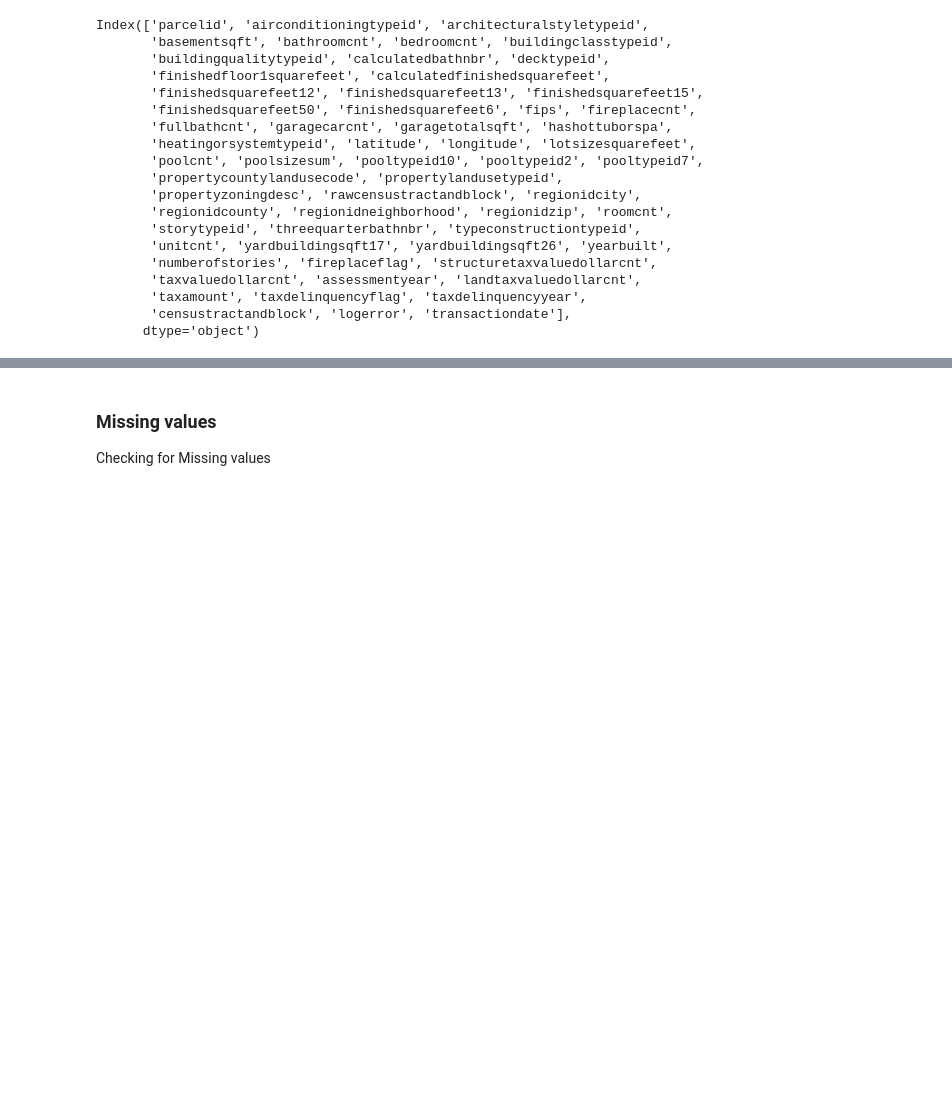
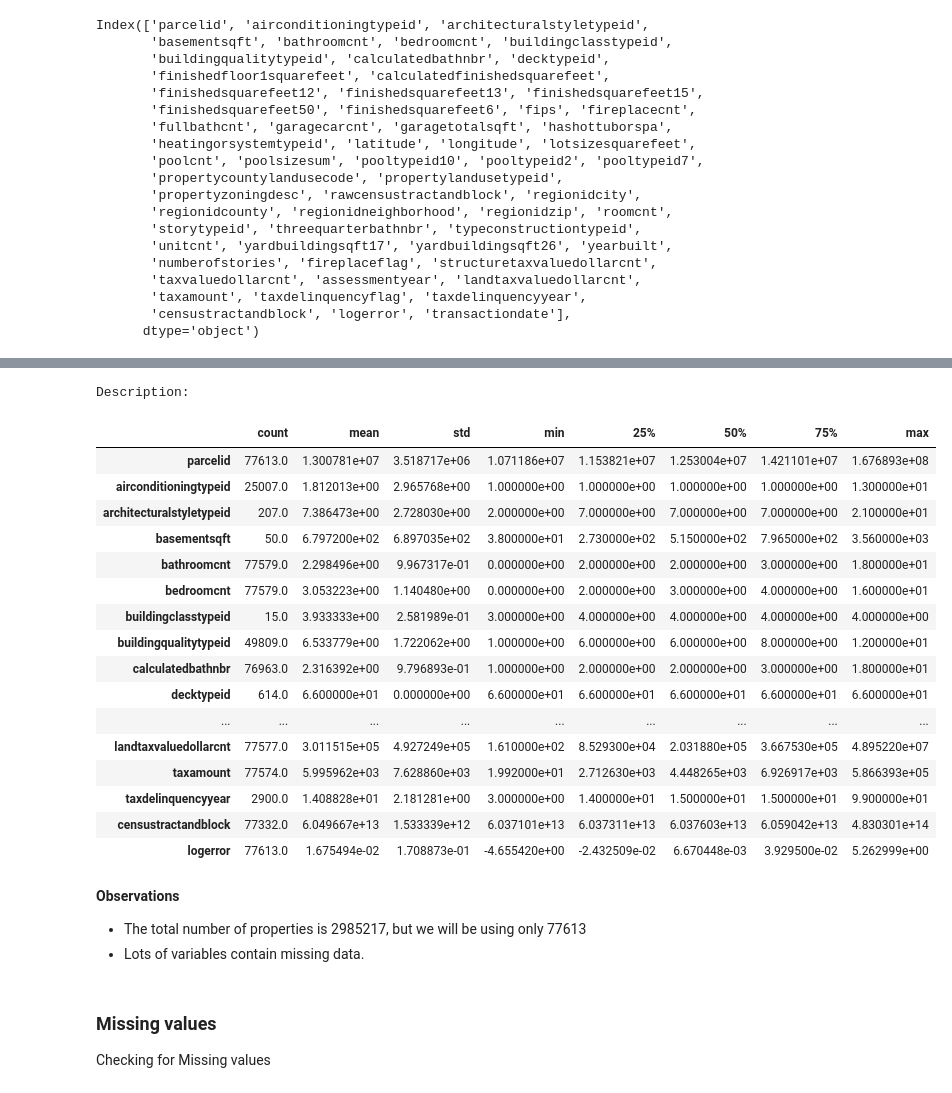
Before and after one commit to RuieX/Data-and-Web-Mining-project, a Jupyter notebook: project/src/notebooks/feature_engineering.ipynb, the cells around one changed output, grey strips where cells are left out. Saved outputs shown, nothing was run; the diff lists cells and outputs as text; code cells hidden in the pictures; blank space fills up the shorter version.

```diff
--- a/project/src/notebooks/feature_engineering.ipynb
+++ b/project/src/notebooks/feature_engineering.ipynb
@@ -159,8 +159,7 @@ We can see that `Train data` misses a lot of properties compared to `Properties
 
 Since `parcelid` is the unique identifier for the 2 tables, we will merge based on that to form our complete dataset.
 # %%
-merged_df = properties_2017.copy()
-merged_df = merged_df.merge(train_2017,on = 'parcelid',how = 'inner')
+merged_df = properties_2017.merge(train_2017,on = 'parcelid',how = 'inner')
 merged_df.head()
 # %% [output]
 |  | parcelid | airconditioningtypeid | architecturalstyletypeid | basementsqft | bathroomcnt | bedroomcnt | ... |
@@ -231,7 +176,0 @@ def drop_duplicates(housing):
-# %%
-# Check for and drop duplicates
-check_duplicates(merged_df)
-merged_df = drop_duplicates(merged_df)
-
-# Validate
-check_duplicates(merged_df)
@@ -374,3 +321,29 @@ merged_df.describe()
+# %%
+print('Description: ')
+merged_df.describe().T
+# %% [output]
+Description:
+|  | count | mean | std | min | 25% | 50% | 75% | max |
+| parcelid | 77613.0 | 1.300781e+07 | 3.518717e+06 | 1.071186e+07 | 1.153821e+07 | 1.253004e+07 | 1.421101e+07 | 1.676893e+08 |
+| airconditioningtypeid | 25007.0 | 1.812013e+00 | 2.965768e+00 | 1.000000e+00 | 1.000000e+00 | 1.000000e+00 | 1.000000e+00 | 1.300000e+01 |
+| architecturalstyletypeid | 207.0 | 7.386473e+00 | 2.728030e+00 | 2.000000e+00 | 7.000000e+00 | 7.000000e+00 | 7.000000e+00 | 2.100000e+01 |
+| basementsqft | 50.0 | 6.797200e+02 | 6.897035e+02 | 3.800000e+01 | 2.730000e+02 | 5.150000e+02 | 7.965000e+02 | 3.560000e+03 |
+| bathroomcnt | 77579.0 | 2.298496e+00 | 9.967317e-01 | 0.000000e+00 | 2.000000e+00 | 2.000000e+00 | 3.000000e+00 | 1.800000e+01 |
+| bedroomcnt | 77579.0 | 3.053223e+00 | 1.140480e+00 | 0.000000e+00 | 2.000000e+00 | 3.000000e+00 | 4.000000e+00 | 1.600000e+01 |
+| buildingclasstypeid | 15.0 | 3.933333e+00 | 2.581989e-01 | 3.000000e+00 | 4.000000e+00 | 4.000000e+00 | 4.000000e+00 | 4.000000e+00 |
+| buildingqualitytypeid | 49809.0 | 6.533779e+00 | 1.722062e+00 | 1.000000e+00 | 6.000000e+00 | 6.000000e+00 | 8.000000e+00 | 1.200000e+01 |
+| calculatedbathnbr | 76963.0 | 2.316392e+00 | 9.796893e-01 | 1.000000e+00 | 2.000000e+00 | 2.000000e+00 | 3.000000e+00 | 1.800000e+01 |
+| decktypeid | 614.0 | 6.600000e+01 | 0.000000e+00 | 6.600000e+01 | 6.600000e+01 | 6.600000e+01 | 6.600000e+01 | 6.600000e+01 |
+| ... | ... | ... | ... | ... | ... | ... | ... | ... |
+| landtaxvaluedollarcnt | 77577.0 | 3.011515e+05 | 4.927249e+05 | 1.610000e+02 | 8.529300e+04 | 2.031880e+05 | 3.667530e+05 | 4.895220e+07 |
+| taxamount | 77574.0 | 5.995962e+03 | 7.628860e+03 | 1.992000e+01 | 2.712630e+03 | 4.448265e+03 | 6.926917e+03 | 5.866393e+05 |
+| taxdelinquencyyear | 2900.0 | 1.408828e+01 | 2.181281e+00 | 3.000000e+00 | 1.400000e+01 | 1.500000e+01 | 1.500000e+01 | 9.900000e+01 |
+| censustractandblock | 77332.0 | 6.049667e+13 | 1.533339e+12 | 6.037101e+13 | 6.037311e+13 | 6.037603e+13 | 6.059042e+13 | 4.830301e+14 |
+| logerror | 77613.0 | 1.675494e-02 | 1.708873e-01 | -4.655420e+00 | -2.432509e-02 | 6.670448e-03 | 3.929500e-02 | 5.262999e+00 |
+# %% [markdown]
+**Observations**
+- The total number of properties is 2985217, but we will be using only 77613
+- Lots of variables contain missing data.
 # %% [markdown]
 ### Missing values
 Checking for Missing values
```
Also changed, not shown: parts of 21 cells of this notebook.
